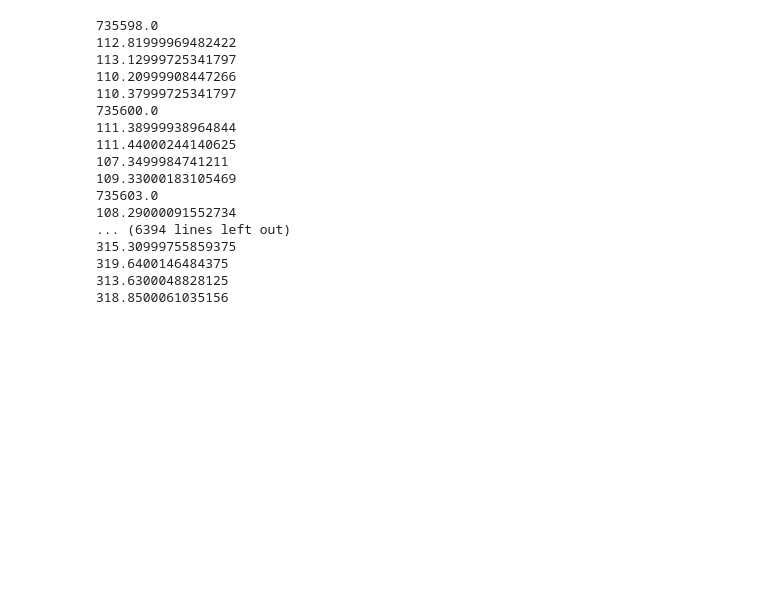
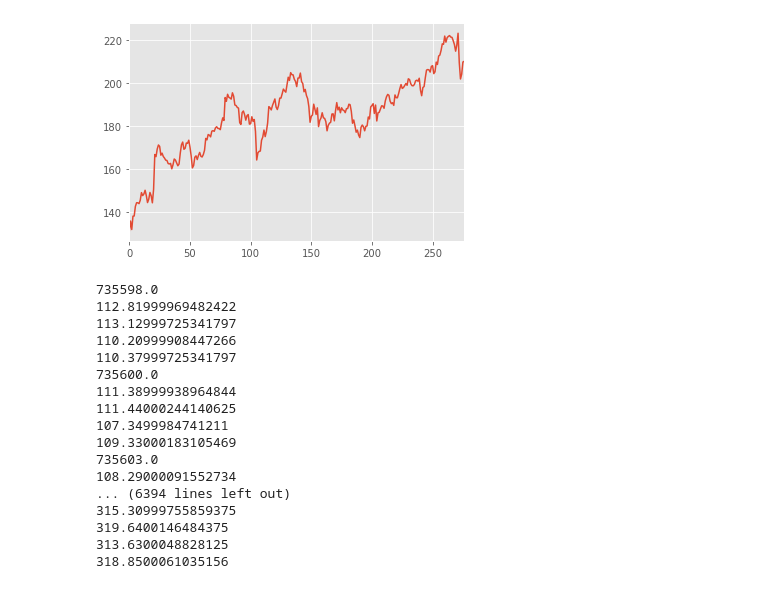
Before and after one commit to sunilkurahatti/python_practice, a Jupyter notebook: Untitled2.ipynb, the cells around one changed output. Cells and saved outputs as stored; diff of their text form; code cells hidden in the pictures; blank space fills up the shorter version.

```diff
--- a/Untitled2.ipynb
+++ b/Untitled2.ipynb
@@ -21,3 +33,8 @@ plt.show()
+# %%
+data['Close'].plot()
+plt.show()
+# %% [output]
+[figure, added]
 # %%
 for da in data.values:
 #     print(da)
```
Also changed, not shown: parts of 1 cell of this notebook, 1 other file.
